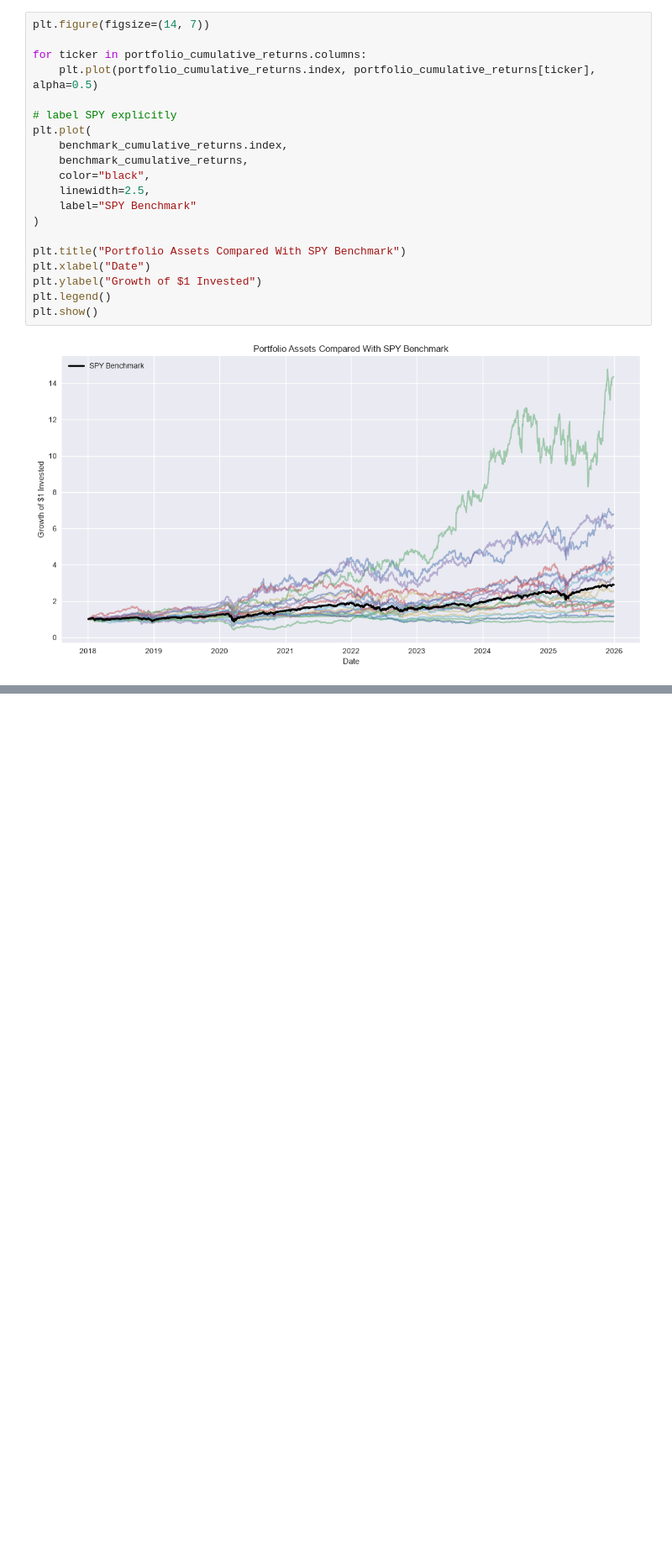
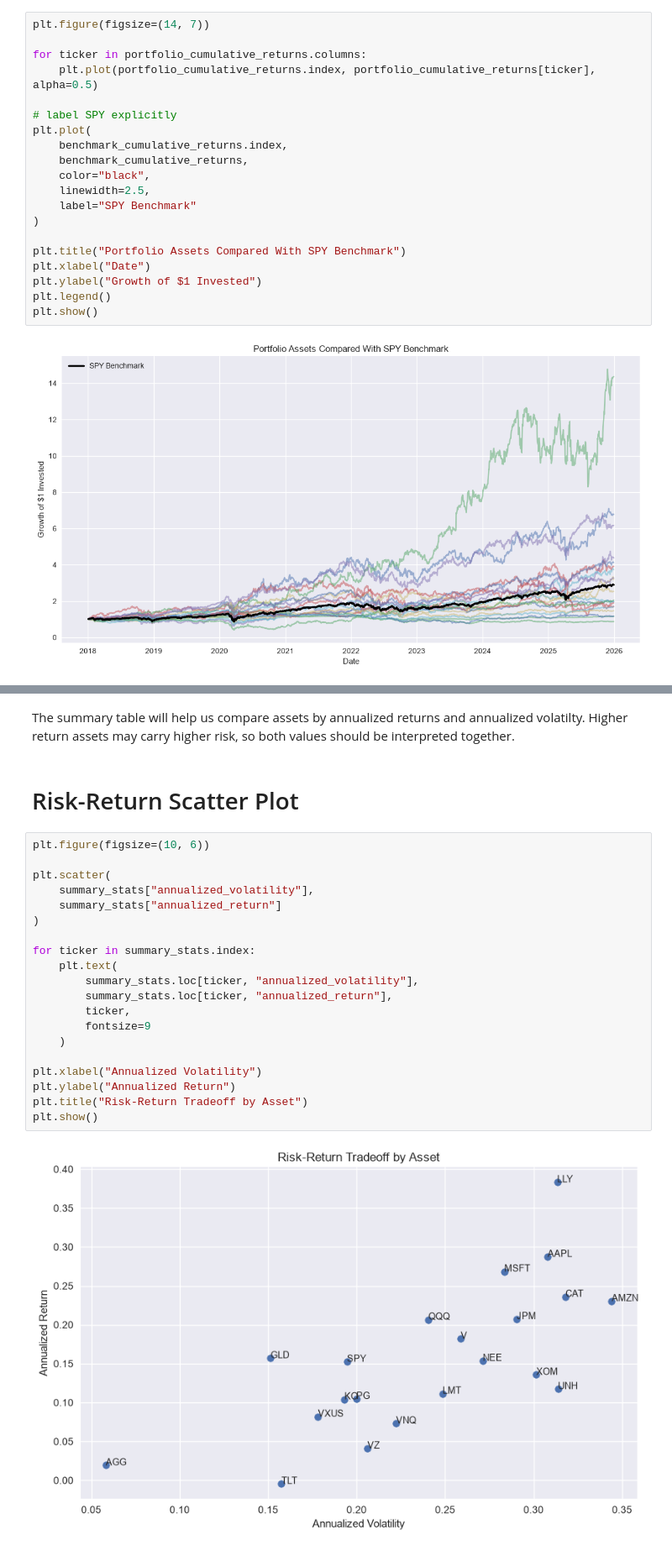
Before and after one commit to SamiiShabuse/INFO442-Group-Project, a Jupyter notebook: notebooks/03_exploratory-data-analysis.ipynb, the cells around one changed output, grey strips where cells are left out. Shown at 84% size. Cells and saved outputs as stored; diff of their text form; blank space fills up the shorter version.

Commit message:
create diagrams

```diff
--- a/notebooks/03_exploratory-data-analysis.ipynb
+++ b/notebooks/03_exploratory-data-analysis.ipynb
@@ -188,0 +231,26 @@ plt.show()
+# %% [markdown]
+The summary table will help us compare assets by annualized returns and annualized volatilty. Higher return assets may carry higher risk, so both values should be interpreted together.
+# %% [markdown]
+# Risk-Return Scatter Plot
+# %%
+plt.figure(figsize=(10, 6))
+
+plt.scatter(
+    summary_stats["annualized_volatility"],
+    summary_stats["annualized_return"]
+)
+
+for ticker in summary_stats.index:
+    plt.text(
+        summary_stats.loc[ticker, "annualized_volatility"],
+        summary_stats.loc[ticker, "annualized_return"],
+        ticker,
+        fontsize=9
+    )
+
+plt.xlabel("Annualized Volatility")
+plt.ylabel("Annualized Return")
+plt.title("Risk-Return Tradeoff by Asset")
+plt.show()
+# %% [output]
+[figure, added]
```
Also changed, not shown: parts of 26 cells of this notebook.
